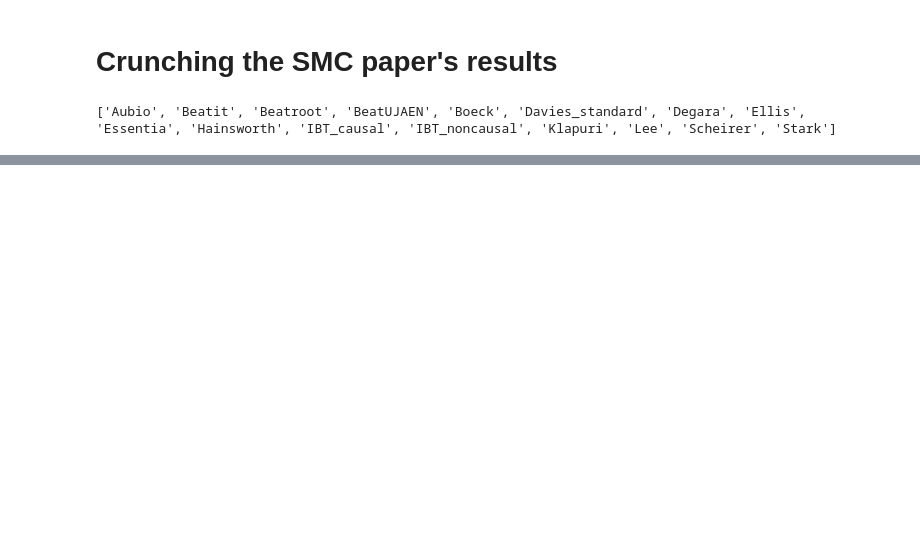
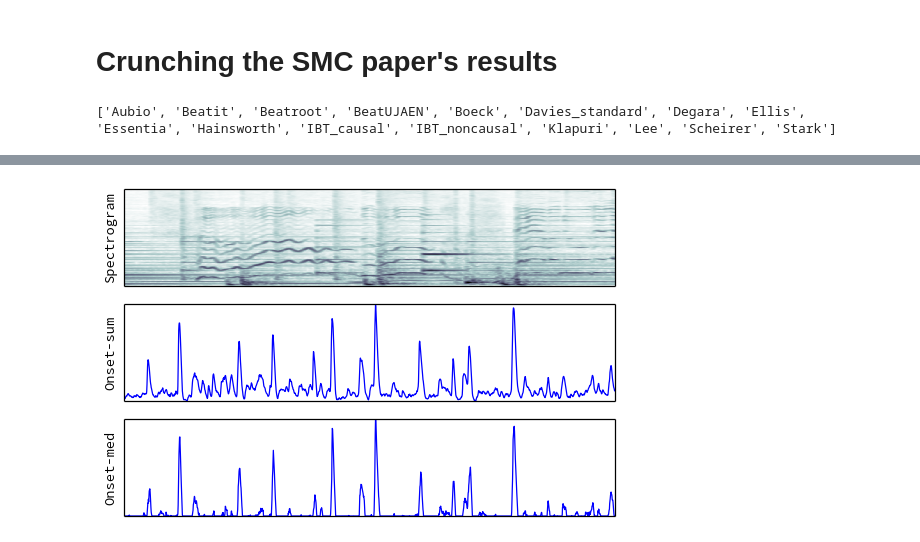
Before and after one commit to bmcfee/beat_onset, a Jupyter notebook: code/ICASSP2013 - Beat tracking.ipynb, the cells around one changed output, grey strips where cells are left out. Saved outputs shown, nothing was run; the diff lists cells and outputs as text; code cells hidden in the pictures; blank space fills up the shorter version.

```diff
--- a/code/ICASSP2013 - Beat tracking.ipynb
+++ b/code/ICASSP2013 - Beat tracking.ipynb
@@ -306,0 +404,3 @@ for alg in range(len(smc_algs)):
+# %%
+with open('/home/bmcfee/git/beat_onset/data/train4.pickle', 'r') as f:
+    S, H, P, L = map(np.abs, pickle.load(f)[:4])
@@ -306,0 +415,11 @@ for alg in range(len(smc_algs)):
+# %%
+BOUNDS = (2600, 4350)
+#BOUNDS = (-2750, -1000)
+figure(figsize=(6,4))
+subplot(3,1,1), specshow(S[:,BOUNDS[0]:BOUNDS[1]]**(1./3)), xticks([]), yticks([]), ylabel('Spectrogram')
+subplot(3,1,2), plot(odf_sum(librosa.logamplitude(S))[BOUNDS[0]:BOUNDS[1]]), axis('tight'), xticks([]), yticks([]), ylabel('Onset-sum')
+subplot(3,1,3), plot(odf_med(librosa.logamplitude(S))[BOUNDS[0]:BOUNDS[1]]), axis('tight'), xticks([]), yticks([]), ylabel('Onset-med')
+tight_layout()
+savefig('/home/bmcfee/git/beat_onset/paper/figs/onsets.pdf', format='pdf', pad_inches=0, transparent=True)
+# %% [output]
+[figure, added]
```
Also changed, not shown: parts of 23 cells of this notebook, 6 other files.
